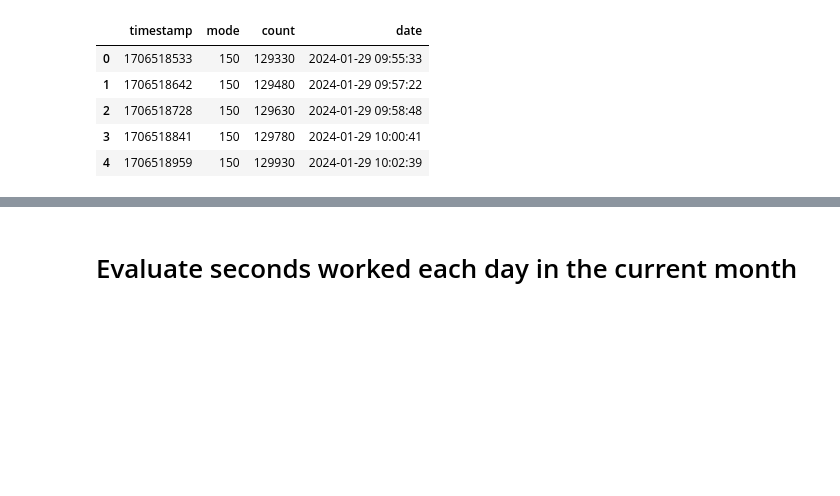
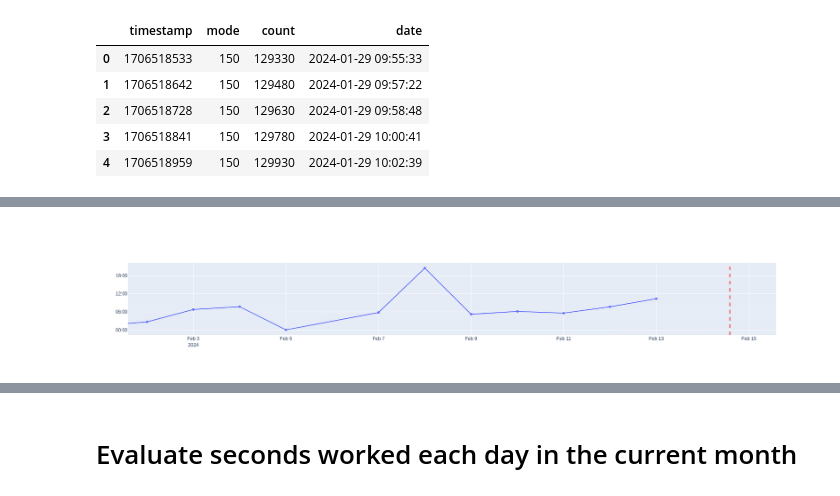
Before and after one commit to ModalDiagram/dotfiles, a Jupyter notebook: apps/survey/python/report.ipynb, the cells around one changed output, grey strips where cells are left out. Saved outputs shown, nothing was run; the diff lists cells and outputs as text; code cells hidden in the pictures; blank space fills up the shorter version.

Commit message:
changed the monthly plot

```diff
--- a/apps/survey/python/report.ipynb
+++ b/apps/survey/python/report.ipynb
@@ -28,3 +29,7 @@ df.head()
 | 2 | 1706518728 | 150 | 129630 | 2024-01-29 09:58:48 |
 | 3 | 1706518841 | 150 | 129780 | 2024-01-29 10:00:41 |
 | 4 | 1706518959 | 150 | 129930 | 2024-01-29 10:02:39 |
+# %%
+df2 = pd.DataFrame(df["mode"].groupby(df["date"].dt.date).sum())
+df2["time"] = pd.to_datetime(df2["mode"], unit = 's')
+df2.head()
@@ -30,0 +44,8 @@ df.head()
+# %%
+fig = go.Figure([go.Scatter(x=df2.index, y=df2["time"])])
+fig.update_layout(yaxis_tickformat='%H:%M')
+fig.update_xaxes(type="date", range=[dt.datetime.today().replace(day=1), dt.datetime.today() + dt.timedelta(days = 1)])
+fig.add_vline(x = dt.datetime.today(), line_dash="dash", line_color="red")
+fig.show()
+# %% [output]
+[figure, added]
```
Also changed, not shown: parts of 3 cells of this notebook, 5 other files.
